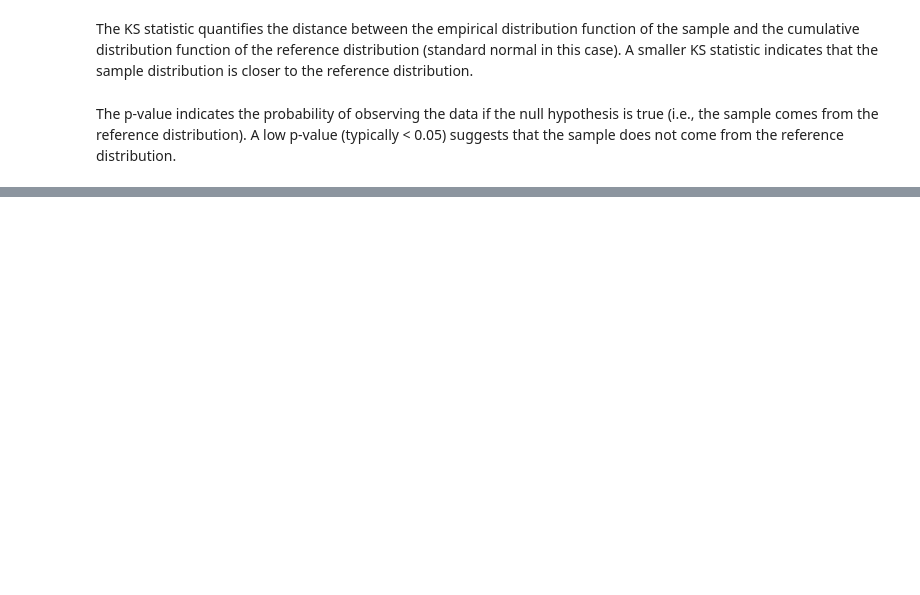
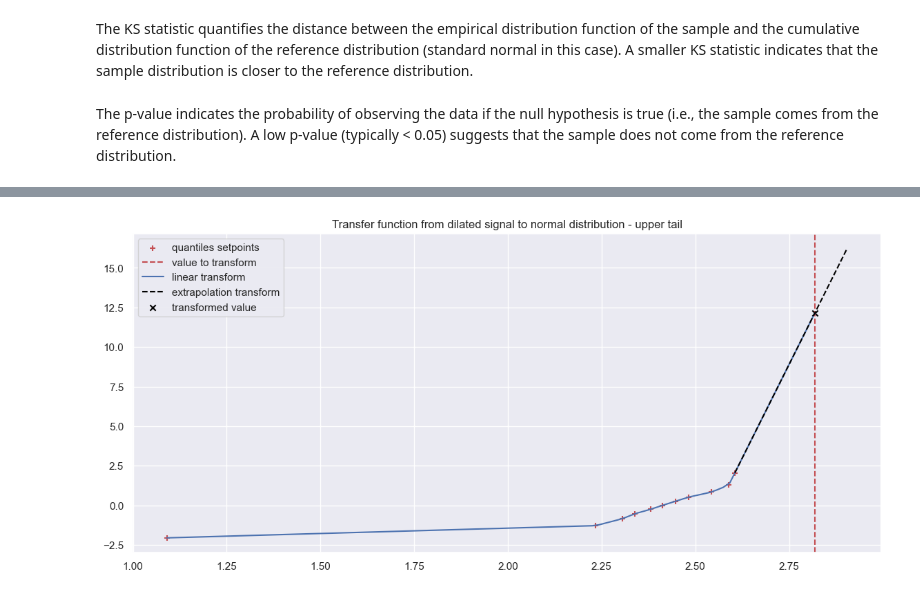
Before and after one commit to cvxgrp/spcqe, a Jupyter notebook: notebooks/Aramis/extrapolation_demo.ipynb, the cells around one changed output, grey strips where cells are left out. Cells and saved outputs as stored; diff of their text form; code cells hidden in the pictures; blank space fills up the shorter version.

```diff
--- a/notebooks/Aramis/extrapolation_demo.ipynb
+++ b/notebooks/Aramis/extrapolation_demo.ipynb
@@ -152,0 +176,6 @@ spq.plot_tail_transformation(sig, transf, 'lower', idx, 0.8);
+# %%
+# Plot transformation - upper tail
+idx = np.nanargmax(transf_lin)
+spq_lin.plot_tail_transformation(sig, transf_lin, 'upper', idx, 0.3);
+# %% [output]
+[figure, added]
```
Also changed, not shown: parts of 14 cells of this notebook, 3 other files.
